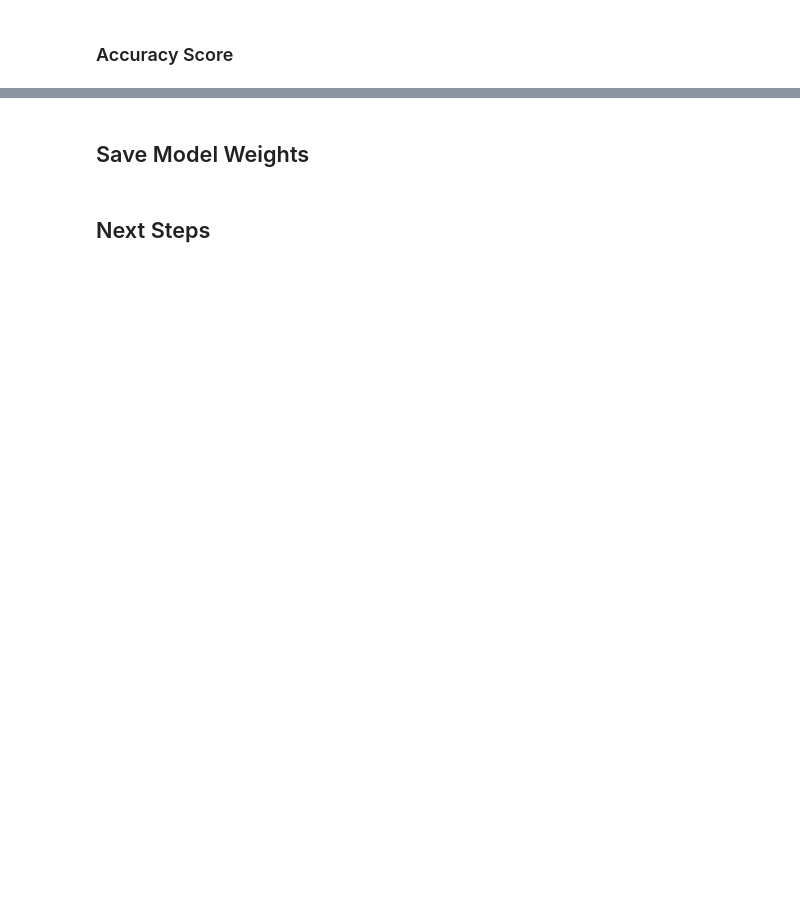
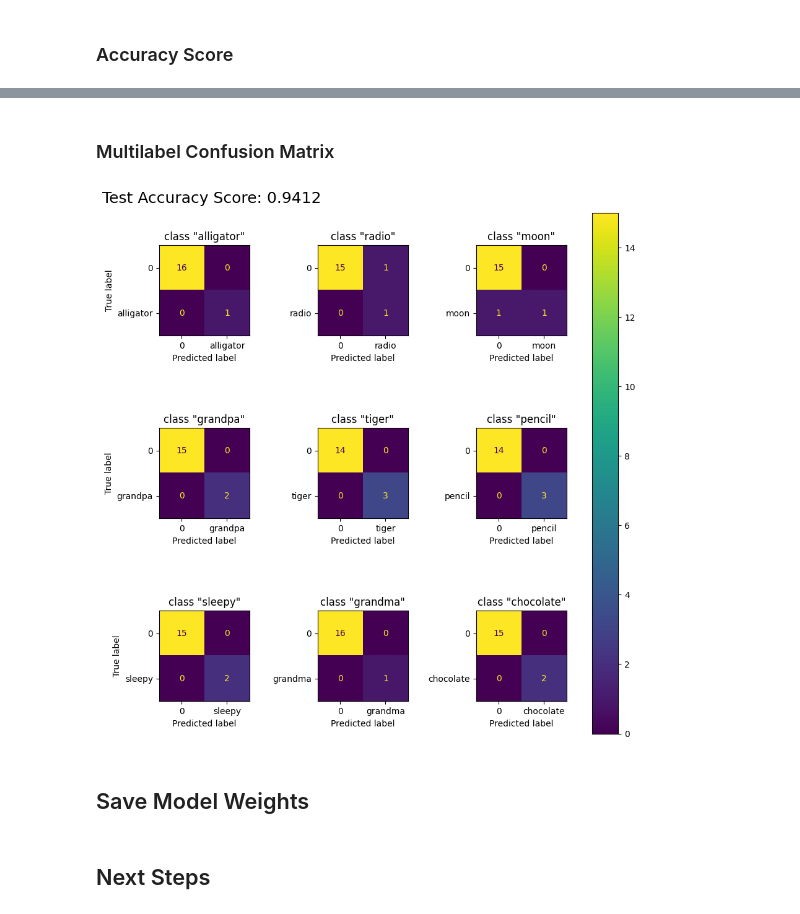
Before and after one commit to vosmani36/Capstone_Project_SignMeUp, a Jupyter notebook: notebooks/Modeling.ipynb, the cells around one changed output, grey strips where cells are left out. Drawn from its saved outputs; the diff is of its cells as text; code cells hidden in the pictures; blank space fills up the shorter version.

Commit message:
added running modes and confusion matrix plots

```diff
--- a/notebooks/Modeling.ipynb
+++ b/notebooks/Modeling.ipynb
@@ -3,3 +5,6 @@
+# %%
+#MODE = 'training' # training model + evaluation
+MODE = 'evaluation' # loading existing model + evaluation
 # %% [markdown]
 ## Reference
 # %% [markdown]
@@ -77,6 +82,9 @@ DATA_PATH = os.path.join('../data/')
 # X and y filenames
 X_fname = 'X-data.npy'
 y_fname = 'y-data.npy'
+
+# set random seed
+RSEED = 24
 
 # name for saving the trained model
 model_name = 'Easter_model_10signs_j_test'
@@ -116,6 +124,11 @@ sequence_length = 30 # each video with 30 frames (get it later from input file?)
 n_keypoints = 1086 # kaggle: 1086; tutorial: 1662
 
 label_map = {label:num for num, label in enumerate(actions)} # create label map (dict, later our .json file)
+
+if MODE == 'evaluation':
+   # path to existing model (or checkpoint) for evaluation
+   #model_path = 'tutorial/Easter_model_10signs.h5'
+   model_path = 'Modeling_logs/Easter_model_10signs_j_test/cp-0800.ckpt' # load model from checkpoint
 # %% [output]
 WARNING:tensorflow:`period` argument is deprecated. Please use `save_freq` to specify the frequency in number of batches seen.
 # %% [markdown]
@@ -280,3 +259,43 @@ accuracy_score(y_test, y_pred)
+# %% [markdown]
+### Multilabel Confusion Matrix
+# %%
+# multilabel confusion matrix
+mcm = multilabel_confusion_matrix(y_test, y_pred)
+# %%
+# plotting parameters
+labels = np.unique(y_pred) # labels, that are among predictions
+ncols = 3 # define plot matrix columns always as 3
+nrows = math.ceil(len(labels)/ncols) # define rows depending on the number of labels / categories
+
+# formatting plotting area
+f, axes = plt.subplots(nrows, ncols, figsize=(nrows*3, ncols*3)) # define plot area layout based on pre-defined number of columns and rows
+f.text(x=-0.05, y=0.995,
+       s='Test Accuracy Score: {:.4f}'.format(accuracy_score(y_test, y_pred)),
+       fontsize=18) # set plot title to accuracy score in top-left corner
+f.tight_layout() # removes some whitespace
+axes = axes.ravel() # flatten axes object to later access it as axes[i] with i indicating the heatmap number
+
+# loop over all available categories / labels to plot each confusion matrix
+for cat, i in zip(actions[labels], range(len(actions[labels]))):
+
+    # plot current confusion matrix heatmap
+    disp = ConfusionMatrixDisplay(mcm[i], display_labels=[0, cat]) # creates confusion matrix display object with categories as labels for positive class and 0 for negative class
+    disp.plot(ax=axes[i]) # plot confusion matrix heatmap into corresponding plat matrix position
+    disp.ax_.set_title(f'class "{cat}"') # set title for each heatmap as 'class "class name"'
+
+    # formatting single confusion matrix heatmaps
+    #if i<len(actions[labels])-ncols:
+    #    disp.ax_.set_xlabel('') # display x label ("Predicted Label") only if it is the last row
+    if i%ncols!=0:
+        disp.ax_.set_ylabel('') # display y label ("True Label") only if it is the first column (plot) in each row
+    disp.im_.colorbar.remove() # removes all the extra colorbars for each heatmap
+
+# final plotting
+plt.subplots_adjust(wspace=0.75) # sets some width spacing
+plt.colorbar(disp.im_, ax=axes) # adds one colobar for all heatmaps topether
+plt.show()
+# %% [output]
+[figure, added]
 # %% [markdown]
 ## Save Model Weights
 # %%
```
Also changed, not shown: parts of 14 cells of this notebook.
